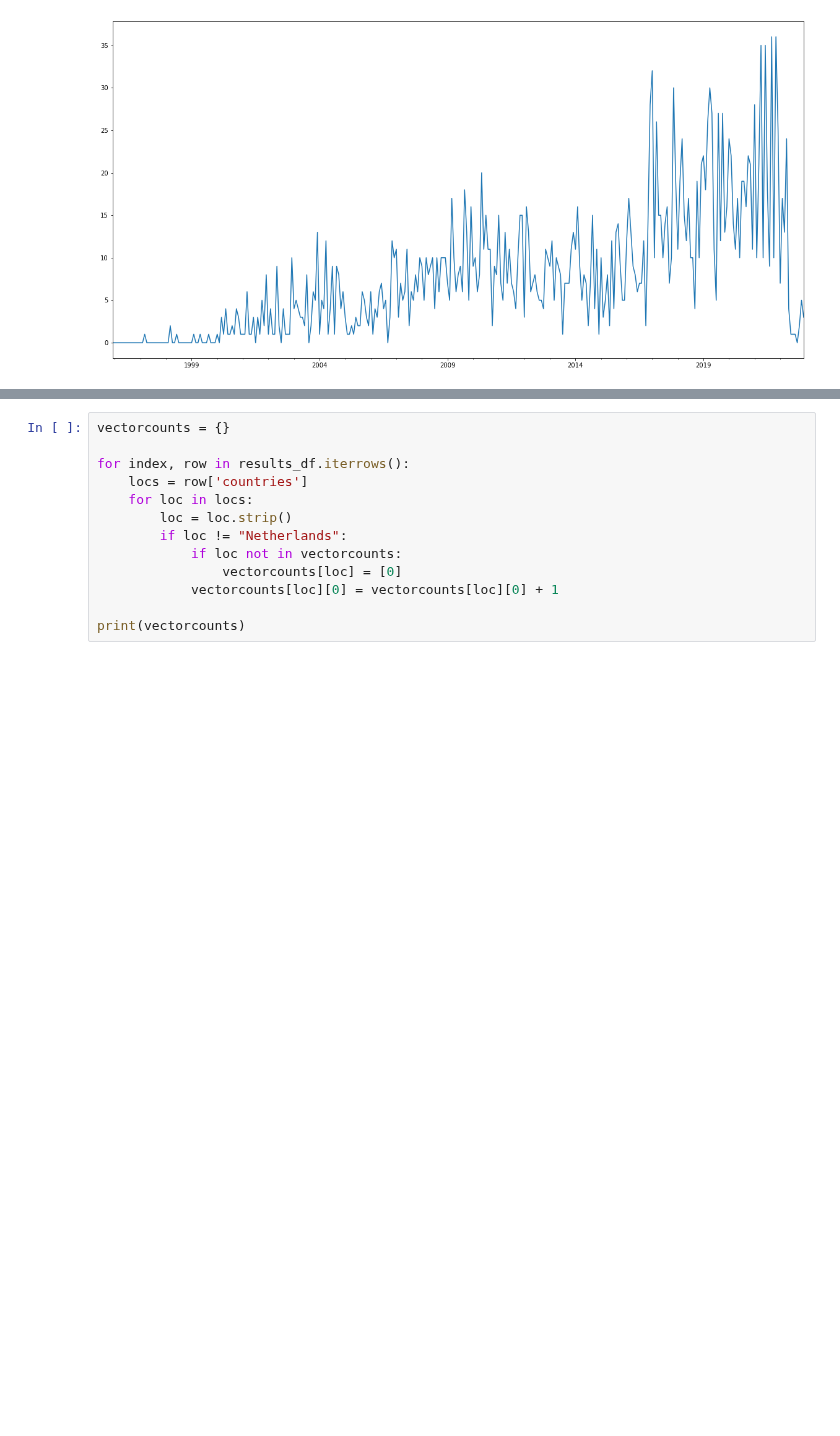
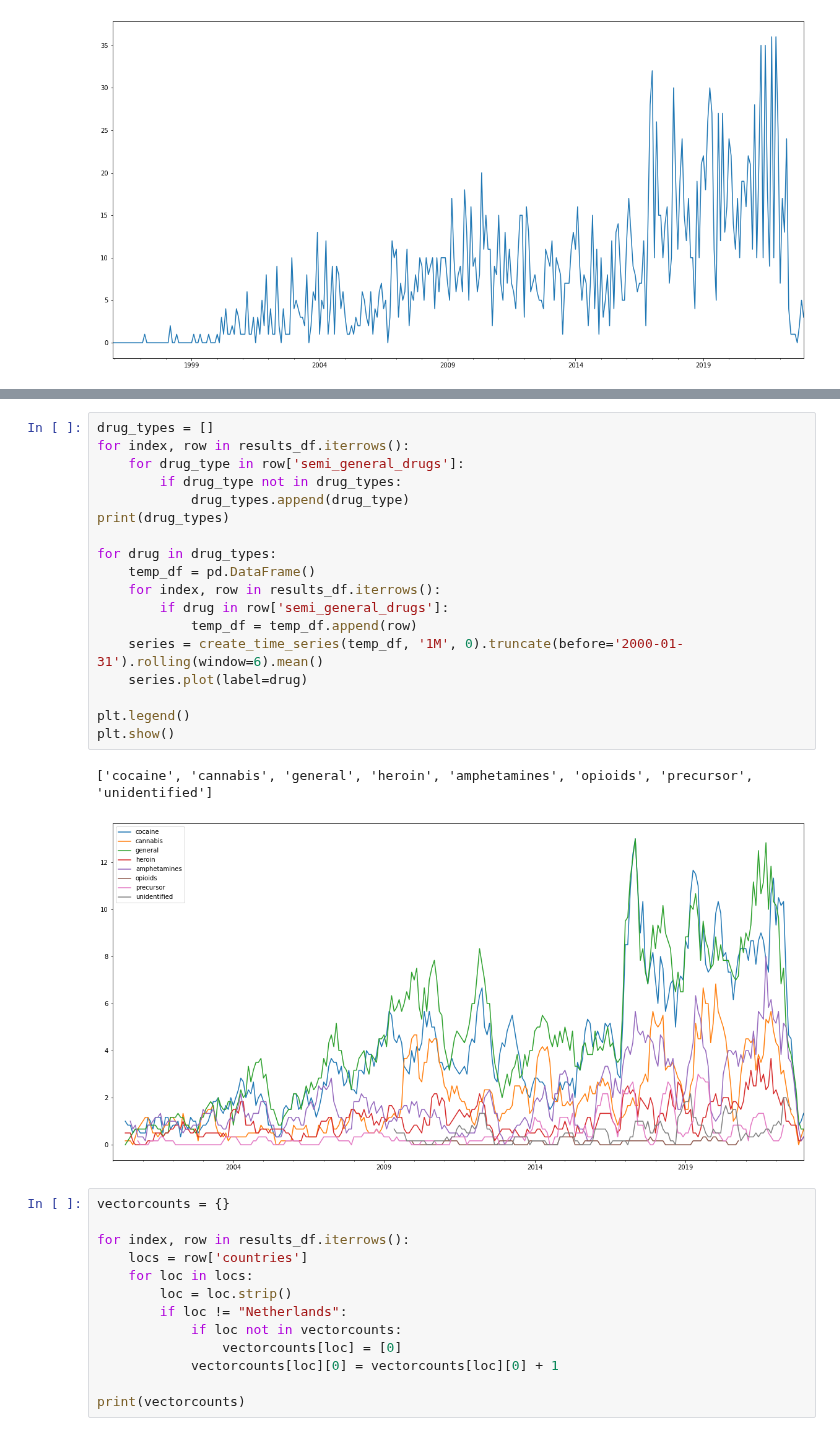
Before and after one commit to bloemetjesgordijn/Master-thesis, a Jupyter notebook: Results & Visualization.ipynb, the cells around one changed output, grey strips where cells are left out. Drawn from its saved outputs; the diff is of its cells as text; blank space fills up the shorter version.

```diff
--- a/Results & Visualization.ipynb
+++ b/Results & Visualization.ipynb
@@ -67,3 +67,24 @@ plt.show()
+# %%
+drug_types = []
+for index, row in results_df.iterrows():
+    for drug_type in row['semi_general_drugs']:
+        if drug_type not in drug_types:
+            drug_types.append(drug_type)
+print(drug_types)
+
+for drug in drug_types:
+    temp_df = pd.DataFrame()
+    for index, row in results_df.iterrows():
+        if drug in row['semi_general_drugs']:
+            temp_df = temp_df.append(row)
+    series = create_time_series(temp_df, '1M', 0).truncate(before='2000-01-31').rolling(window=6).mean()
+    series.plot(label=drug)
+
+plt.legend()
+plt.show()
+# %% [output]
+['cocaine', 'cannabis', 'general', 'heroin', 'amphetamines', 'opioids', 'precursor', 'unidentified']
+[figure, added]
 # %%
 vectorcounts = {}
 
```
Also changed, not shown: parts of 15 cells of this notebook, 1 other file.
